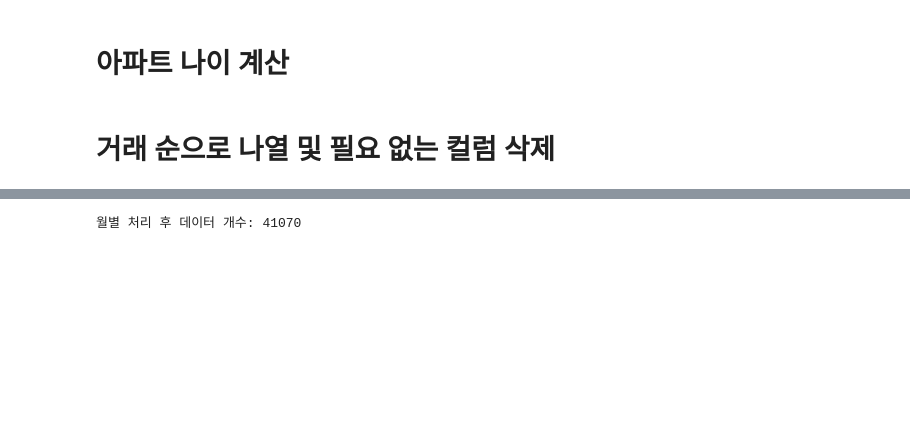
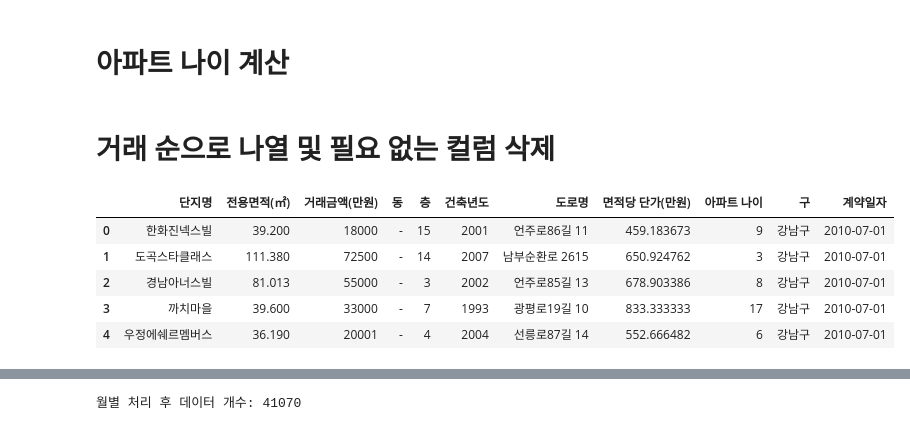
Before and after one commit to kimyoungho010311/AptPrice-SatelliteSentiment, a Jupyter notebook: notebooks/gan_nam/prepro_apt.ipynb, the cells around one changed output, grey strips where cells are left out. Cells and saved outputs as stored; diff of their text form; code cells hidden in the pictures; blank space fills up the shorter version.

```diff
--- a/notebooks/gan_nam/prepro_apt.ipynb
+++ b/notebooks/gan_nam/prepro_apt.ipynb
@@ -120,0 +123,9 @@ df.drop(['시군구','계약년월','계약일','동','계약년도'], axis=1, i
+# %%
+df.head()
+# %% [output]
+|  | 단지명 | 전용면적(㎡) | 거래금액(만원) | 동 | 층 | 건축년도 | 도로명 | 면적당 단가(만원) | 아파트 나이 | 구 | 계약일자 |
+| 0 | 한화진넥스빌 | 39.200 | 18000 | - | 15 | 2001 | 언주로86길 11 | 459.183673 | 9 | 강남구 | 2010-07-01 |
+| 1 | 도곡스타클래스 | 111.380 | 72500 | - | 14 | 2007 | 남부순환로 2615 | 650.924762 | 3 | 강남구 | 2010-07-01 |
+| 2 | 경남아너스빌 | 81.013 | 55000 | - | 3 | 2002 | 언주로85길 13 | 678.903386 | 8 | 강남구 | 2010-07-01 |
+| 3 | 까치마을 | 39.600 | 33000 | - | 7 | 1993 | 광평로19길 10 | 833.333333 | 17 | 강남구 | 2010-07-01 |
+| 4 | 우정에쉐르멤버스 | 36.190 | 20001 | - | 4 | 2004 | 선릉로87길 14 | 552.666482 | 6 | 강남구 | 2010-07-01 |
```
Also changed, not shown: parts of 5 cells of this notebook, 7 other files.
